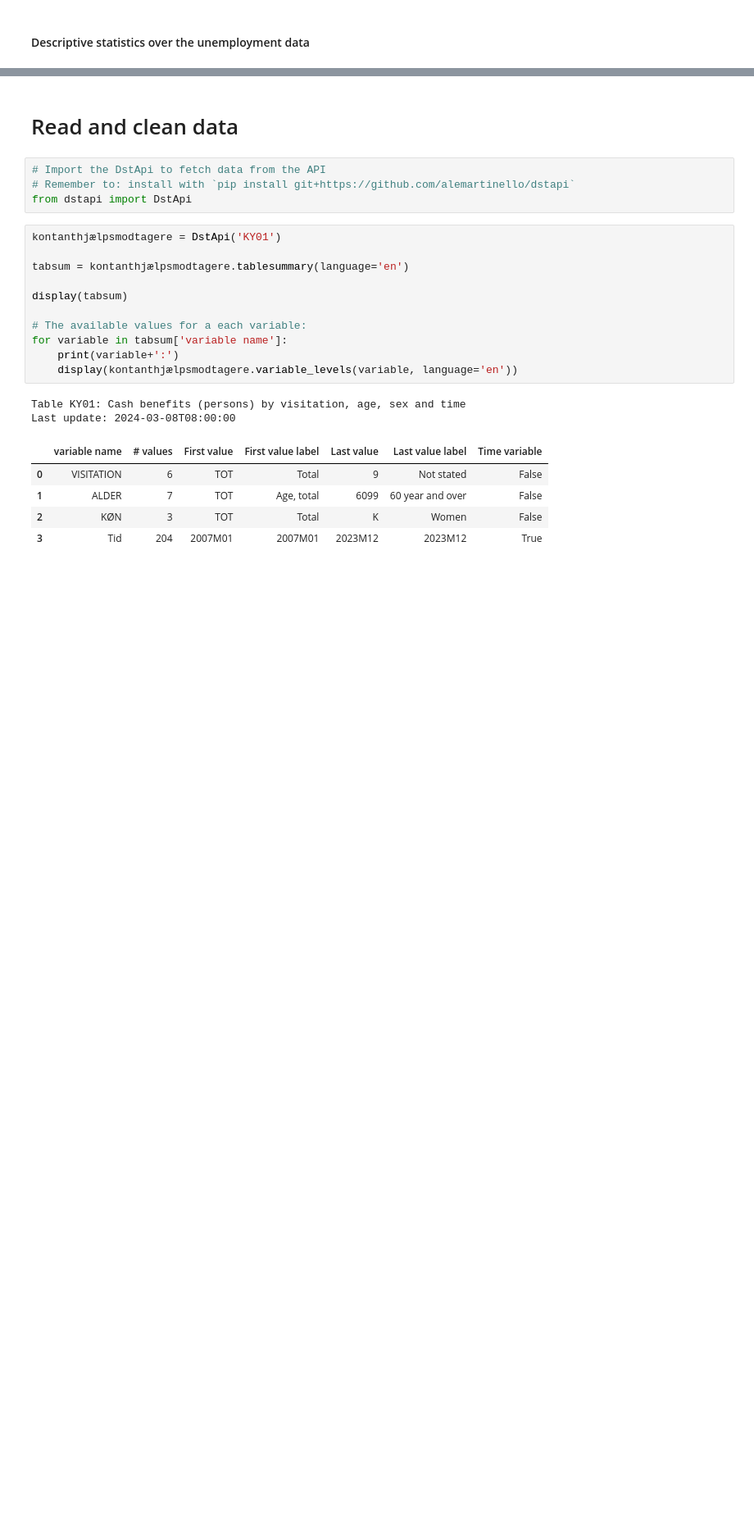
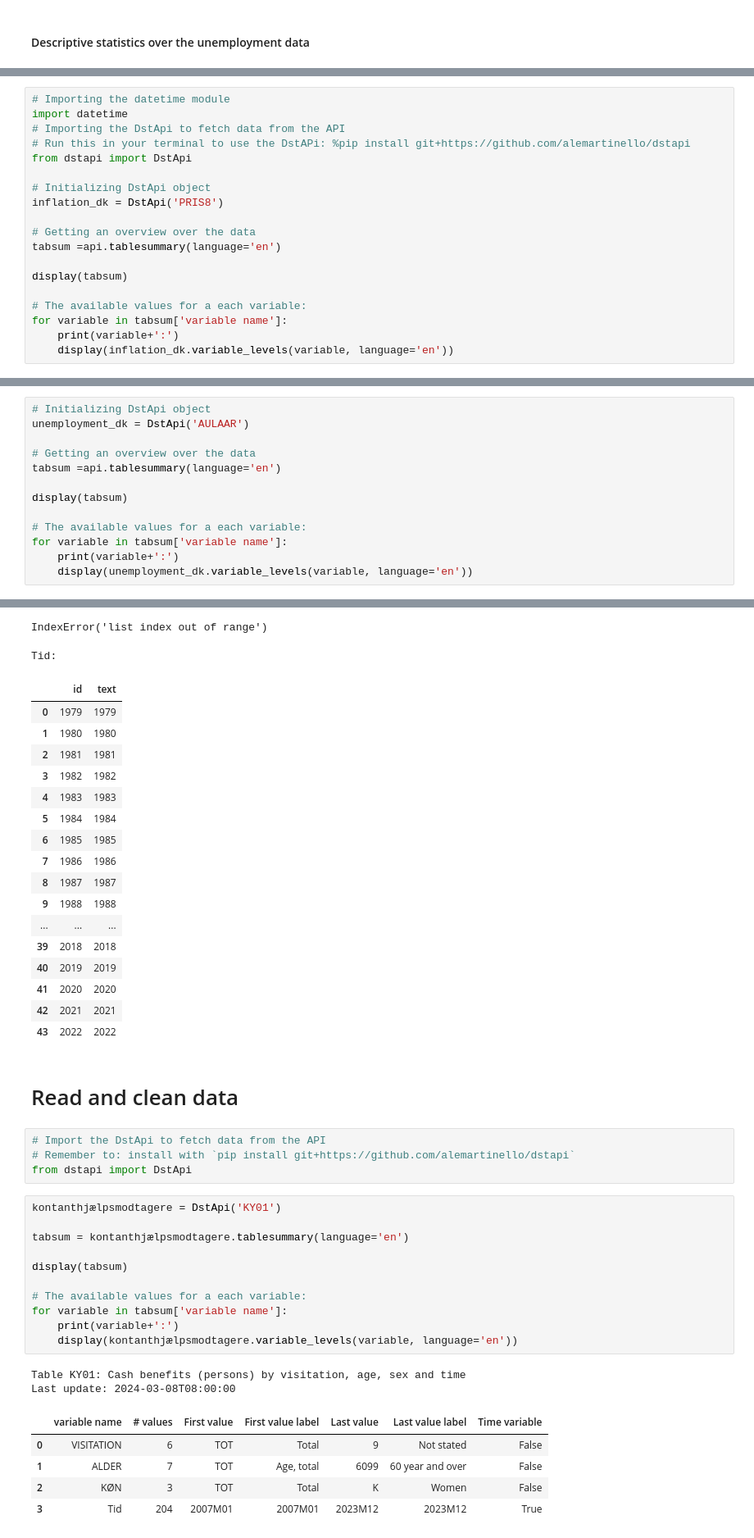
Before and after one commit to sgv491/projects-2024-Bertil-Nikoline-Victor, a Jupyter notebook: dataproject/dataproject.ipynb, the cells around one changed output, grey strips where cells are left out. Shown at 82% size. Drawn from its saved outputs; the diff is of its cells as text; blank space fills up the shorter version.

```diff
--- a/dataproject/dataproject.ipynb
+++ b/dataproject/dataproject.ipynb
@@ -108,0 +113,19 @@ GraphHelper.pretty_line_plot(
+# %%
+# Importing the datetime module
+import datetime
+# Importing the DstApi to fetch data from the API
+# Run this in your terminal to use the DstAPi: %pip install git+https://github.com/alemartinello/dstapi
+from dstapi import DstApi
+
+# Initializing DstApi object
+inflation_dk = DstApi('PRIS8')
+
+# Getting an overview over the data
+tabsum =api.tablesummary(language='en')
+
+display(tabsum)
+
+# The available values for a each variable:
+for variable in tabsum['variable name']:
+    print(variable+':')
+    display(inflation_dk.variable_levels(variable, language='en'))
@@ -108,0 +164,14 @@ GraphHelper.pretty_line_plot(
+# %%
+# Initializing DstApi object
+unemployment_dk = DstApi('AULAAR')
+
+# Getting an overview over the data
+tabsum =api.tablesummary(language='en')
+
+display(tabsum)
+
+# The available values for a each variable:
+for variable in tabsum['variable name']:
+    print(variable+':')
+    display(unemployment_dk.variable_levels(variable, language='en'))
+# %% [output]
@@ -109,3 +188,22 @@ GraphHelper.pretty_line_plot(
+IndexError('list index out of range')
+Tid:
+|  | id | text |
+| 0 | 1979 | 1979 |
+| 1 | 1980 | 1980 |
+| 2 | 1981 | 1981 |
+| 3 | 1982 | 1982 |
+| 4 | 1983 | 1983 |
+| 5 | 1984 | 1984 |
+| 6 | 1985 | 1985 |
+| 7 | 1986 | 1986 |
+| 8 | 1987 | 1987 |
+| 9 | 1988 | 1988 |
+| ... | ... | ... |
+| 39 | 2018 | 2018 |
+| 40 | 2019 | 2019 |
+| 41 | 2020 | 2020 |
+| 42 | 2021 | 2021 |
+| 43 | 2022 | 2022 |
 # %% [markdown]
 # Read and clean data
 # %%
```
Also changed, not shown: parts of 12 cells of this notebook.
